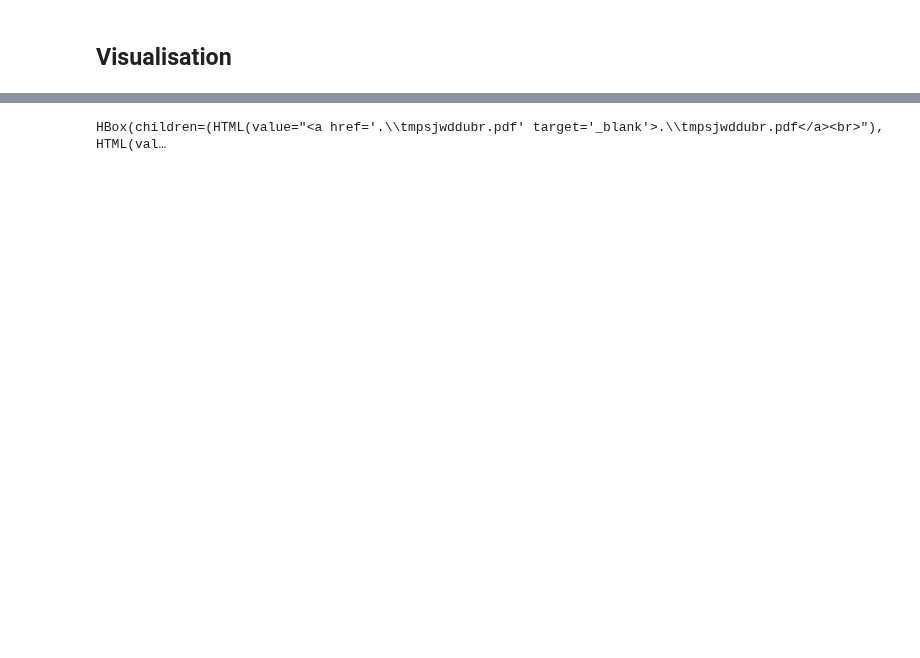
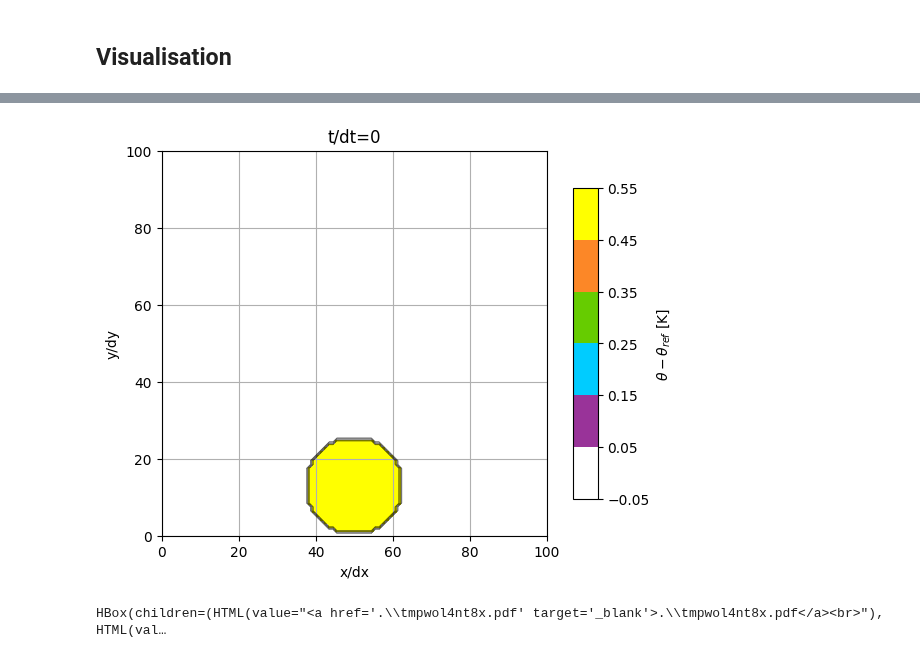
Before and after one commit to open-atmos/PyMPDATA, a Jupyter notebook: examples/PyMPDATA_examples/Jaruga_et_al_2015/fig19.ipynb, the cells around one changed output, grey strips where cells are left out. Drawn from its saved outputs; the diff is of its cells as text; code cells hidden in the pictures; blank space fills up the shorter version.

```diff
--- a/examples/PyMPDATA_examples/Jaruga_et_al_2015/fig19.ipynb
+++ b/examples/PyMPDATA_examples/Jaruga_et_al_2015/fig19.ipynb
@@ -52,18 +55,20 @@ from PyMPDATA.impl.clock import clock
 ## Parameters
 # %%
 OPTIONS = Options(n_iters=2, infinite_gauge=True, nonoscillatory=True)
-print(OPTIONS.jit_flags)
+CI = 'CI' in os.environ
+CI=True
+
 SETUP = {
     "outfreq": 1,
-    "N": 201,
-    "M": 201,
+    "N": 200 if not CI else 100,
+    "M": 200 if not CI else 100,
     "Tht_ref": 300.,
     "Tht_dlt": .5,
     "g": 9.81,
     "r0": 250.,
-    "x0": 1005,
-    "y0": 265,
-    "dt": 0.75,
+    "x0": 1000,
+    "y0": 260,
+    "dt": 0.75 if not CI else 1.5,
     "prs_tol": 1e-7,
     "k_iters": 4,
 }
@@ -71,7 +76,7 @@ SETUP = {
 SETUP["nt"] = int(600//SETUP["dt"])
 SETUP["err_tol"] = SETUP["prs_tol"] / SETUP["dt"]
 SETUP["grid"] = SETUP["N"], SETUP["M"]
-SETUP["dxy"] = (2010/SETUP["N"], 2010/SETUP["M"])
+SETUP["dxy"] = (2000/SETUP["N"], 2000/SETUP["M"])
 SETUP["halo"] = OPTIONS.n_halo
 SETUP["grid_with_halo"] = SETUP["N"] + SETUP["halo"]*2, SETUP["M"] + SETUP["halo"]*2
 
@@ -214,6 +217,7 @@ def data(impl):
 
 @jit(**OPTIONS.jit_flags)
 def pressure_solver_loop_body(ARRAYS,converged):
+    """[page 151 in Smolarkiewicz Margolin 2000](https://osti.gov/biblio/785403)"""
     tmp_den = [1.] * SETUP.k_iters
     alpha = [1.] * SETUP.k_iters
     for v in range(0, SETUP.k_iters):
@@ -312,6 +316,7 @@ def pressure_solver_update(ARRAYS,ADVECTEE_DATA):
 
 @jit(**OPTIONS.jit_flags)
 def calc_gc_extrapolate_in_time(ARRAYS,ADVECTEE_DATA):
+    """[equation 32 in Smolarkiewicz Margolin 1998](https://doi.org/10.1006/jcph.1998.5901)"""
     for k in (_U, _W):
         ARRAYS.stash[k][IDX.interior] = -.5 * ARRAYS.stash[k][IDX.interior] + 1.5 * ADVECTEE_DATA[k][IDX.interior]
         ARRAYS.stash[k][IDX.interior] = -.5 * ARRAYS.stash[k][IDX.interior] + 1.5 * ADVECTEE_DATA[k][IDX.interior]
@@ -420,13 +422,13 @@ freq = int(10)
 progress = ipywidgets.FloatProgress(max=len(output)/freq)
 
 def plot(step,plotflag=False):
-    data = output[step]
+    data = output[step]-SETUP.Tht_ref
     grid = data.shape
     x, y = np.indices(grid)
-    colorticks = np.linspace(299.95, 300.55, 7, endpoint=True)
+    colorticks = np.linspace(299.95-SETUP.Tht_ref, 300.55-SETUP.Tht_ref, 7, endpoint=True)
     cmap = colors.ListedColormap(["white", "#993399", "#00CCFF", "#66CC00","#FC8727","#FFFF00"])
 
-    fig = pyplot.figure(figsize=(4,5))
+    fig = pyplot.figure(figsize=(5,5))
     pyplot.title("t/dt="+str(step))
     pyplot.xlabel("x/dx")
     pyplot.ylabel("y/dy")
@@ -434,20 +436,20 @@ def plot(step,plotflag=False):
     pyplot.imshow(data.T, origin="lower", extent=(0, grid[0], 0, grid[1]),
                   cmap=cmap, vmin=colorticks[0], vmax=colorticks[-1])
     pyplot.grid()
-    cax = pyplot.axes([0.95, 0.184, 0.05,0.621])
-    pyplot.rcParams.update({'font.size': 14})
+    label = "$θ-θ_{ref}$ [K]"
     if plotflag:
-        pyplot.colorbar(ticks=colorticks,label = "Temperature[K]",cax = cax)
+        cax = pyplot.axes([0.95, 0.184, 0.05,0.621])
+        pyplot.colorbar(ticks=colorticks,label = label,cax = cax)
     else:
-        pyplot.colorbar(ticks=colorticks,label = "Temperature[K]")
+        pyplot.colorbar(ticks=colorticks,label = label)
     progress.value += 1
     return fig
 
 display(progress)
-show_anim(plot, frame_range=range(len(output))[::freq])
+show_anim(plot, frame_range=range(len(output))[::freq],gif_file='boussinesq_2d_anim.gif')
 # %% [output]
 [interactive output not drawn]
 [interactive output not drawn]
 # %%
-show_plot(fig=plot(0,True))
+show_plot(fig=plot(0,True),inline_format='png')
 # %% [output]
@@ -455,2 +456,3 @@ show_plot(fig=plot(0,True))
+[figure, added]
-HBox(children=(HTML(value="<a href='.\\tmpsjwddubr.pdf' target='_blank'>.\\tmpsjwddubr.pdf</a><br>"), HTML(val…
+HBox(children=(HTML(value="<a href='.\\tmpwol4nt8x.pdf' target='_blank'>.\\tmpwol4nt8x.pdf</a><br>"), HTML(val…
 # %%
```
Also changed, not shown: parts of 7 cells of this notebook, 3 other files.
